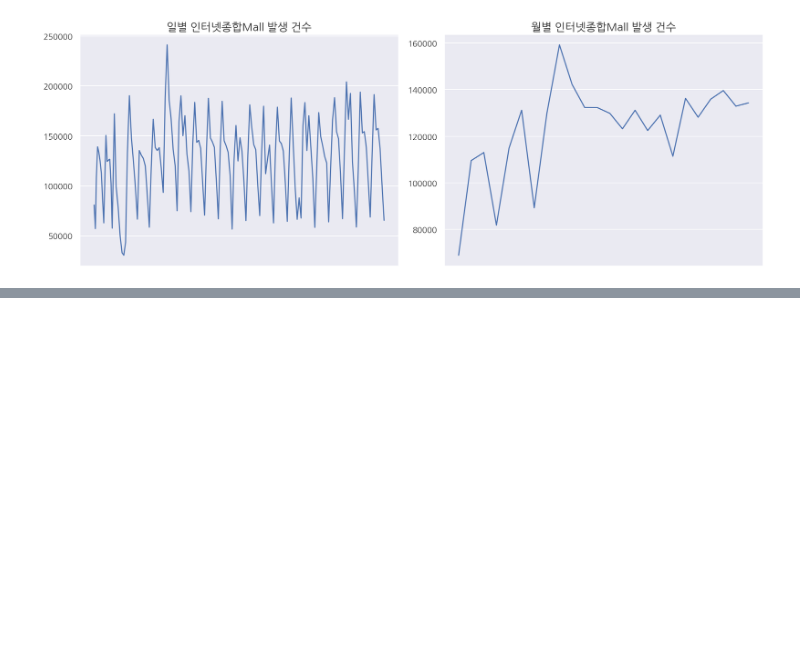
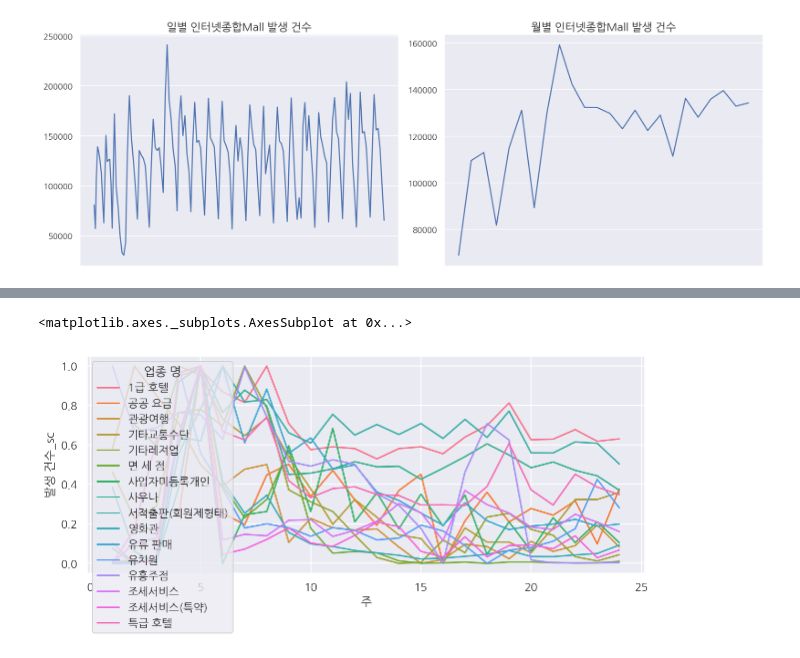
Before and after one commit to seonwoojh/Python_Tutorial, a Jupyter notebook: 코로나_데이터분석_연습.ipynb, the cells around one changed output, grey strips where cells are left out. Saved outputs shown, nothing was run; the diff lists cells and outputs as text; code cells hidden in the pictures; blank space fills up the shorter version.

```diff
--- a/코로나_데이터분석_연습.ipynb
+++ b/코로나_데이터분석_연습.ipynb
@@ -194,0 +244,6 @@ card_to_temp.head()
+# %%
+plt.figure(figsize=(10,4))
+sns.lineplot(temp['주'],temp['발생 건수_sc'],hue=temp['업종 명'])
+# %% [output]
+<matplotlib.axes._subplots.AxesSubplot at 0x...>
+[figure, added]
```
Also changed, not shown: parts of 11 cells of this notebook.
